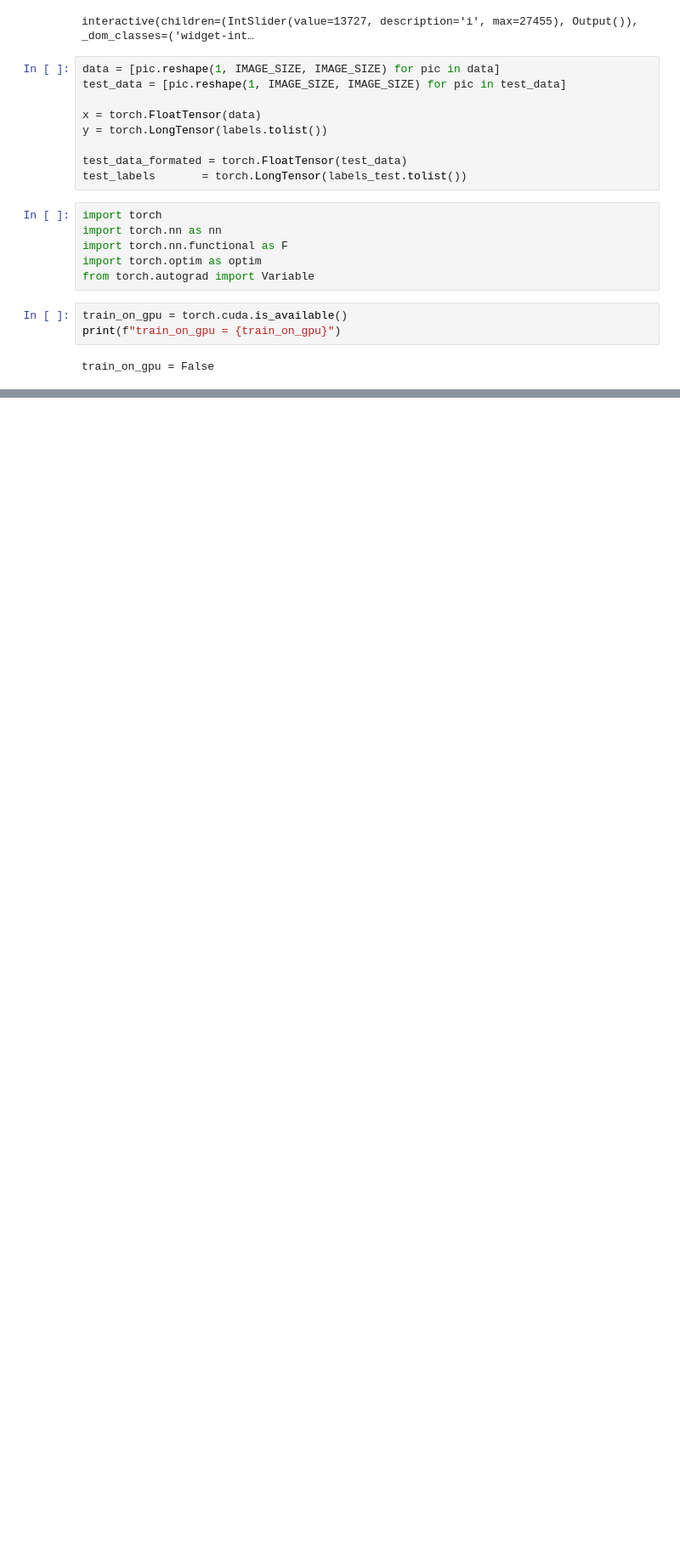
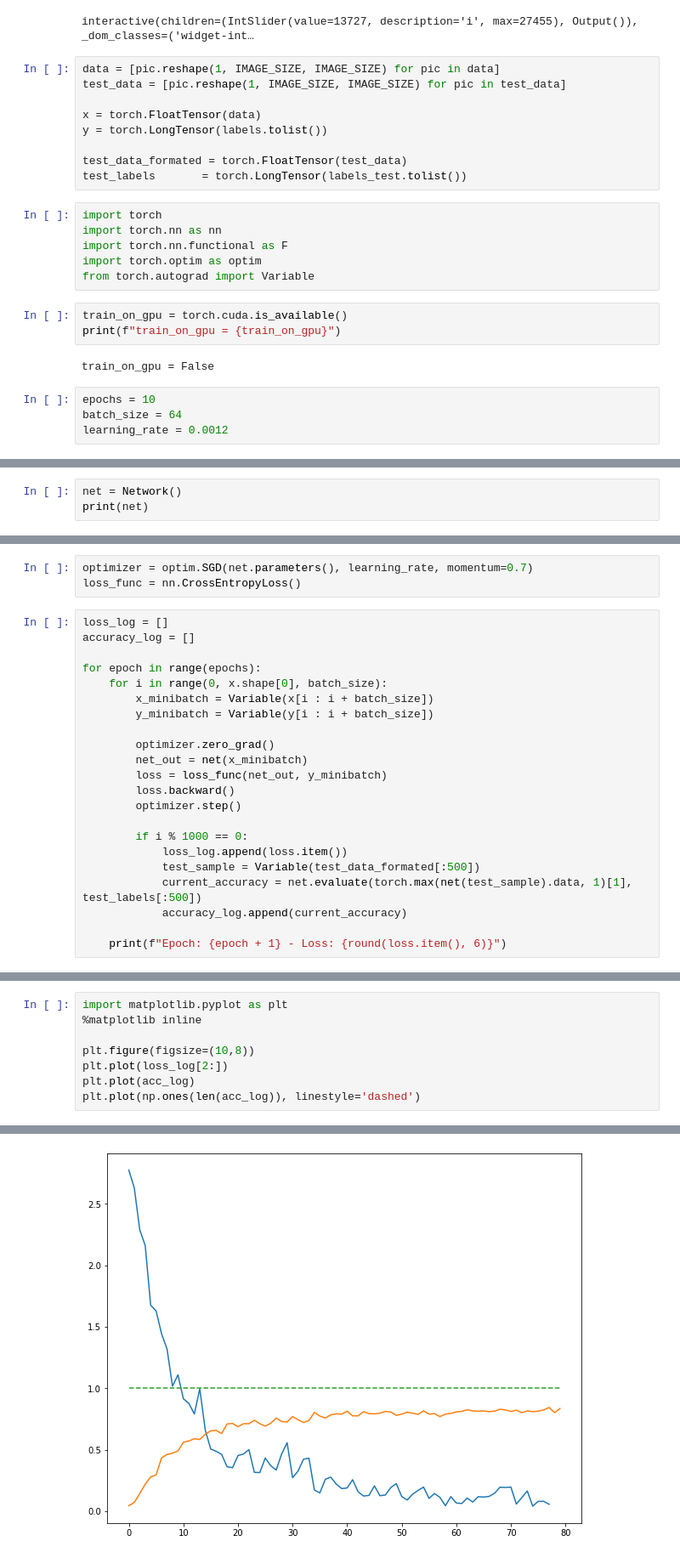
Before and after one commit to SoyOscarRH/Learning, a Jupyter notebook: UNAM/MachineLearning/Sign/SignLanguage.ipynb, the cells around one changed output, grey strips where cells are left out. Shown: that part at 85% size. Cells and saved outputs as stored; diff of their text form; blank space fills up the shorter version.

```diff
--- a/UNAM/MachineLearning/Sign/SignLanguage.ipynb
+++ b/UNAM/MachineLearning/Sign/SignLanguage.ipynb
@@ -68,3 +68,7 @@ train_on_gpu = torch.cuda.is_available()
 print(f"train_on_gpu = {train_on_gpu}")
 # %% [output]
 train_on_gpu = False
+# %%
+epochs = 10
+batch_size = 64
+learning_rate = 0.0012
@@ -70,0 +135,3 @@ train_on_gpu = False
+# %%
+net = Network()
+print(net)
@@ -70,0 +150,25 @@ train_on_gpu = False
+# %%
+optimizer = optim.SGD(net.parameters(), learning_rate, momentum=0.7)
+loss_func = nn.CrossEntropyLoss()
+# %%
+loss_log = []
+accuracy_log = []
+
+for epoch in range(epochs):
+    for i in range(0, x.shape[0], batch_size):
+        x_minibatch = Variable(x[i : i + batch_size])
+        y_minibatch = Variable(y[i : i + batch_size])
+
+        optimizer.zero_grad()
+        net_out = net(x_minibatch)
+        loss = loss_func(net_out, y_minibatch)
+        loss.backward()
+        optimizer.step()
+
+        if i % 1000 == 0:
+            loss_log.append(loss.item())
+            test_sample = Variable(test_data_formated[:500])
+            current_accuracy = net.evaluate(torch.max(net(test_sample).data, 1)[1], test_labels[:500])
+            accuracy_log.append(current_accuracy)
+
+    print(f"Epoch: {epoch + 1} - Loss: {round(loss.item(), 6)}")
@@ -70,0 +186,9 @@ train_on_gpu = False
+# %%
+import matplotlib.pyplot as plt
+%matplotlib inline
+
+plt.figure(figsize=(10,8))
+plt.plot(loss_log[2:])
+plt.plot(acc_log)
+plt.plot(np.ones(len(acc_log)), linestyle='dashed')
+# %% [output]
@@ -70,0 +196 @@ train_on_gpu = False
+[figure, added]
```
Also changed, not shown: parts of 8 cells of this notebook.
